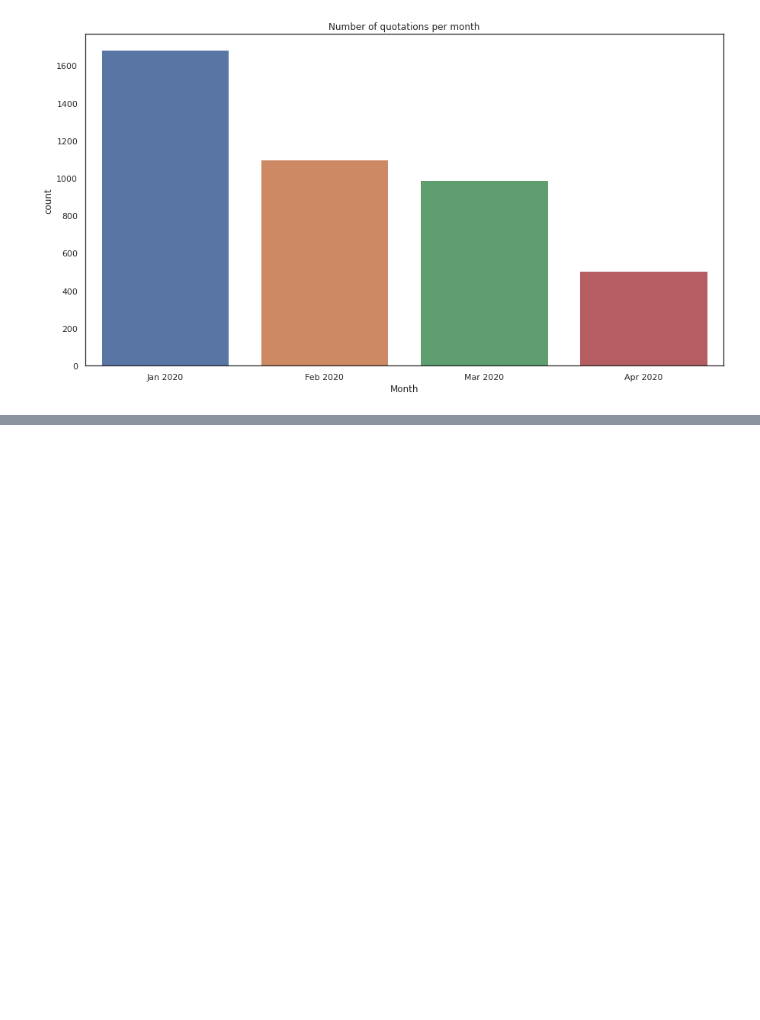
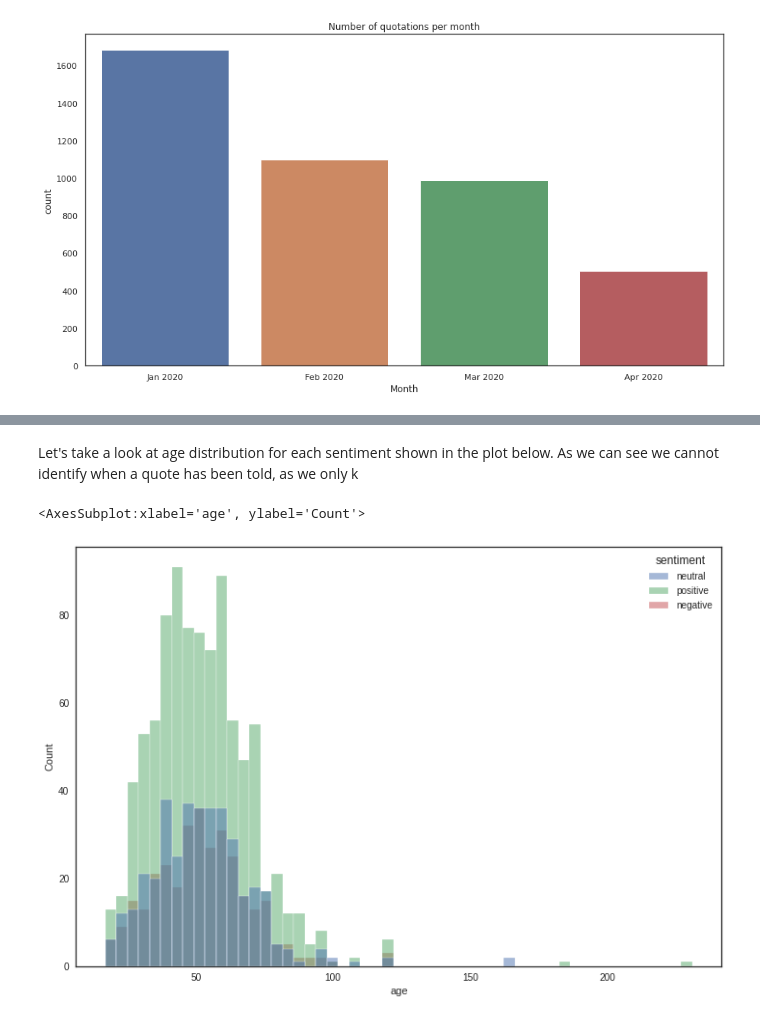
Before and after one commit to epfl-ada/ada-2021-project-nameerror, a Jupyter notebook: notebooks/Milos_playbook.ipynb, the cells around one changed output, grey strips where cells are left out. Cells and saved outputs as stored; diff of their text form; code cells hidden in the pictures; blank space fills up the shorter version.

Commit message:
Playing with age distributions and sentiments added

```diff
--- a/notebooks/Milos_playbook.ipynb
+++ b/notebooks/Milos_playbook.ipynb
@@ -290,0 +259,16 @@ df
+# %%
+# Source: https://stackoverflow.com/questions/49508986/how-to-convert-incomplete-and-bc-wikidata-dates-to-timestamp
+def get_timestamp(date_str):
+    # Probably not necessary
+    date_str = date_str.strip()
+    # Remove + sign
+    if date_str[0] == '+':
+        date_str = date_str[1:]
+    # Remove missing month/day
+    date_str = date_str.split('-00', maxsplit=1)[0]
+    return pd.to_datetime(date_str)
+
+# pd.to_datetime(df['date_of_birth'].str[0], infer_datetime_format=True)
+df['date_of_birth'] = df['date_of_birth'].str[0].apply(lambda date: get_timestamp(date) if date else date)
+# %%
+df['date'] = pd.to_datetime(df['date'])
@@ -290,0 +291,15 @@ df
+# %%
+from datetime import datetime
+
+# This function converts given date to age
+# Source: https://www.geeksforgeeks.org/convert-birth-date-to-age-in-pandas/
+def age(born, reference_today):
+    return reference_today.year - born.year - \
+        ((reference_today.month, reference_today.day) < (born.month, born.day))
+# %%
+quote_speaker_age = df.apply(
+        lambda row: age(row.date_of_birth, row.date) if row.date_of_birth else None, axis=1)\
+    .replace({np.NAN: None})
+
+
+quote_speaker_age
@@ -290,0 +319,10 @@ df
+# %% [markdown]
+Let's take a look at age distribution for each sentiment shown in the plot below. As we can see we cannot identify when a quote has been told, as we only k
+# %%
+age_sentiment_pairs = pd.concat([quote_speaker_age.rename('age'), df['sentiment']], axis=1).dropna()
+
+fig, ax = plt.subplots(figsize=(12, 8))
+sns.histplot(data=age_sentiment_pairs, x='age', hue='sentiment', ax=ax)
+# %% [output]
+<AxesSubplot:xlabel='age', ylabel='Count'>
+[figure, added]
```
Also changed, not shown: parts of 20 cells of this notebook.
